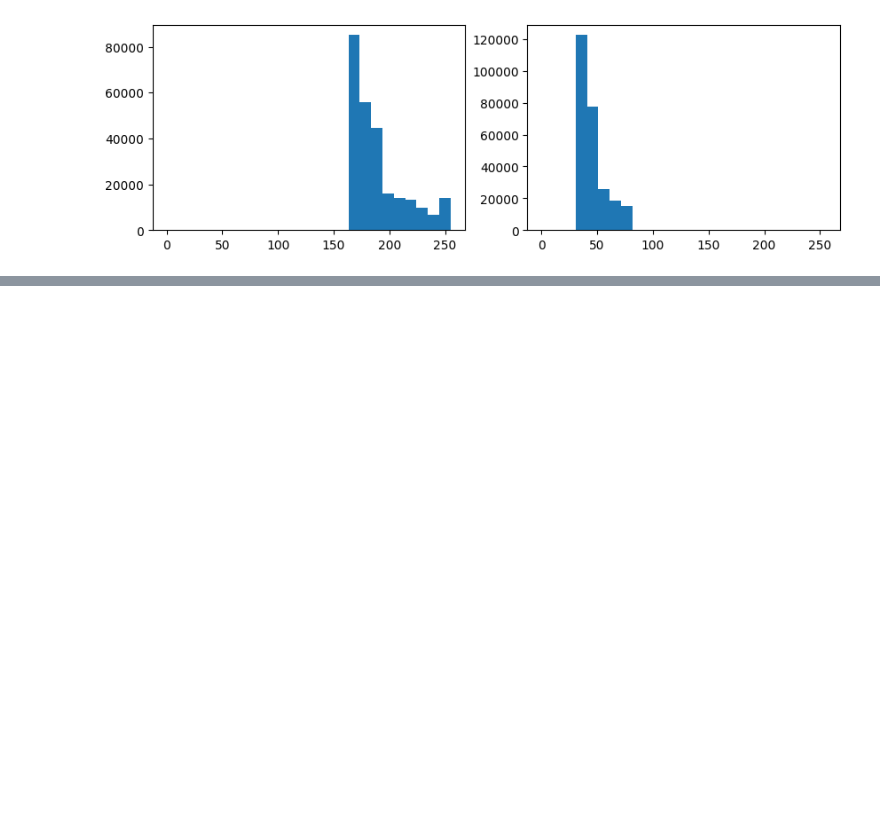
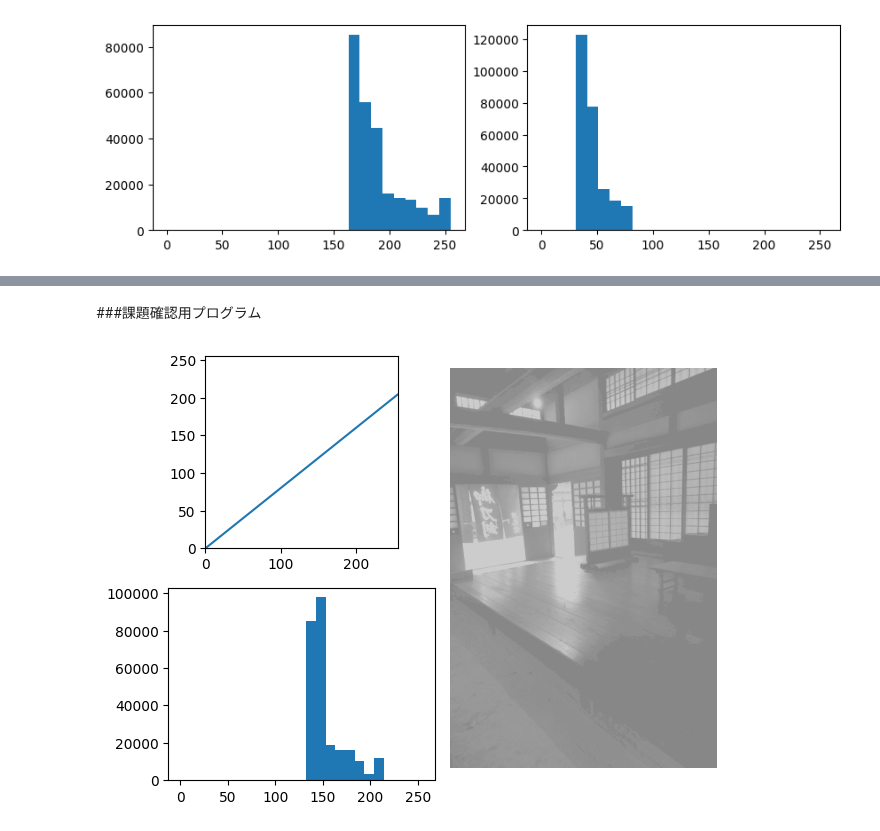
Before and after one commit to yamazoe/ImageMediaProcessing, a Jupyter notebook: week04.ipynb, the cells around one changed output, grey strips where cells are left out. Cells and saved outputs as stored; diff of their text form; code cells hidden in the pictures; blank space fills up the shorter version.

```diff
--- a/week04.ipynb
+++ b/week04.ipynb
@@ -165,0 +137,54 @@ plt.hist(img2.ravel(), bins=25, range=(0, 255));
+# %% [markdown]
+###課題確認用プログラム
+# %%
+img1 = cv2.imread('img01a.png', 0)  # モノクロ画像として読み込み
+
+# トーンカーブの定義
+#（わかりやすさ優先で書いているため，実際のプログラムではこういった書き方は推奨されません）
+tcurve1 = np.zeros(256)
+tcurve2 = np.zeros(256)
+tcurve3 = np.zeros(256)
+
+# トーンカーブ１
+for i in range(256):
+  tcurve1[i]= 0.8*(i)
+
+# トーンカーブ２
+for i in range(128,256):
+  tcurve2[i]= 2*(i-128)
+
+# トーンカーブ３
+for i in range(0,128):
+  tcurve3[i]= 2*(i)
+for i in range(128,256):
+  tcurve3[i]= 255
+
+
+# 使用するトーンカーブの選択
+tonecurve = tcurve1
+#tonecurve = tcurve2
+#tonecurve = tcurve3
+
+# トーンカーブの適用
+img2 = cv2.LUT(img1, tonecurve)
+
+# トーンカーブの描画
+plt.subplot(2,2,1)
+plt.plot(tonecurve)
+plt.gca().set_aspect('equal', adjustable='box')  # グラフを正方形に
+plt.xlim((0,255))
+plt.ylim((0,255))
+
+# 返還後のヒストグラムの描画
+plt.subplot(2,2,3)
+plt.hist(img2.ravel(), bins=25, range=(0, 255));
+
+# 変換結果の描画
+plt.subplot(1,2,2)
+plt.imshow(img2, cmap='gray', vmin = 0, vmax = 255)
+plt.axis('off')  # 画像には軸を表示しない
+
+plt.tight_layout()
+plt.show()
+# %% [output]
+[figure, added]
```
Also changed, not shown: parts of 15 cells of this notebook.
